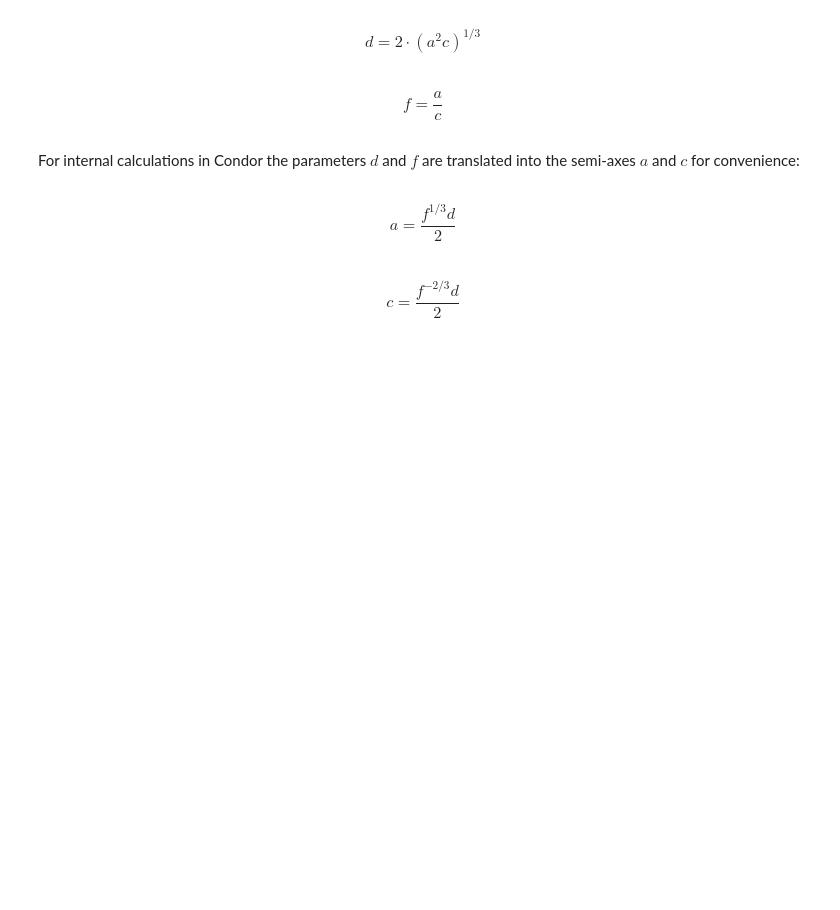
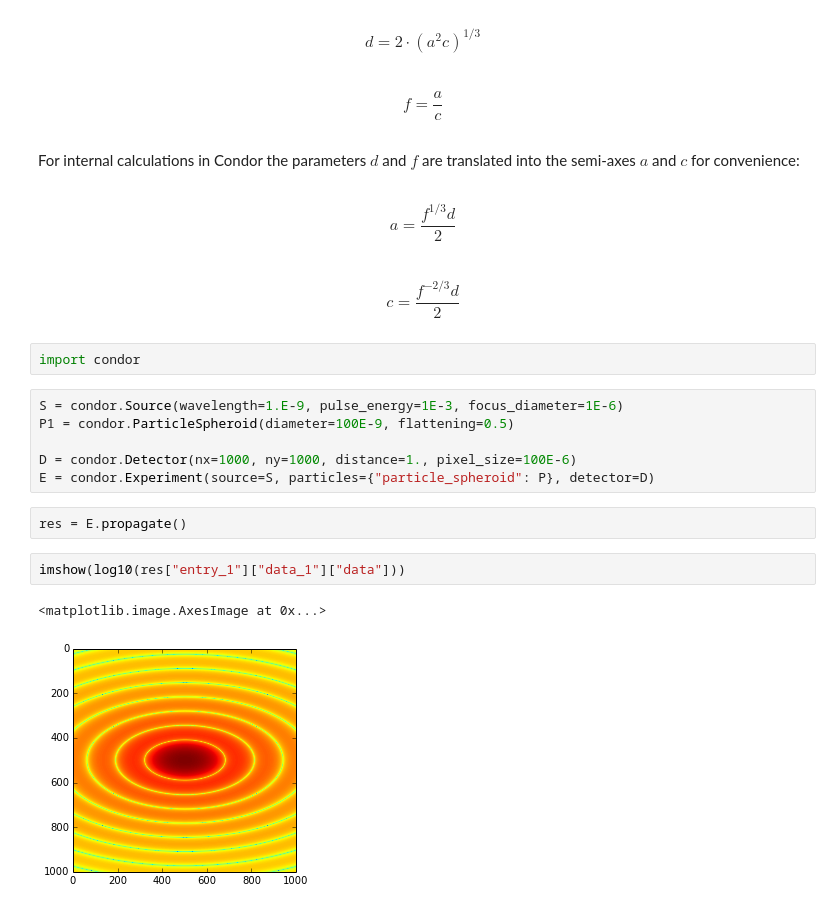
Before and after one commit to FXIhub/condor, a Jupyter notebook: ipynb/Spheroid model.ipynb, the cells around one changed output. Saved outputs shown, nothing was run; the diff lists cells and outputs as text; blank space fills up the shorter version.

```diff
--- a/ipynb/Spheroid model.ipynb
+++ b/ipynb/Spheroid model.ipynb
@@ -18,3 +18,18 @@ For internal calculations in Condor the parameters $d$ and $f$ are translated in
 $$a=\frac{f^{1/3}d}{2}$$
 # %% [markdown]
 $$c = \frac{f^{-2/3}d}{2}$$
+# %%
+import condor
+# %%
+S = condor.Source(wavelength=1.E-9, pulse_energy=1E-3, focus_diameter=1E-6)
+P1 = condor.ParticleSpheroid(diameter=100E-9, flattening=0.5)
+
+D = condor.Detector(nx=1000, ny=1000, distance=1., pixel_size=100E-6)
+E = condor.Experiment(source=S, particles={"particle_spheroid": P}, detector=D)
+# %%
+res = E.propagate()
+# %%
+imshow(log10(res["entry_1"]["data_1"]["data"]))
+# %% [output]
+<matplotlib.image.AxesImage at 0x...>
+[figure, added]
```
Also changed, not shown: parts of 2 cells of this notebook, 10 other files.
